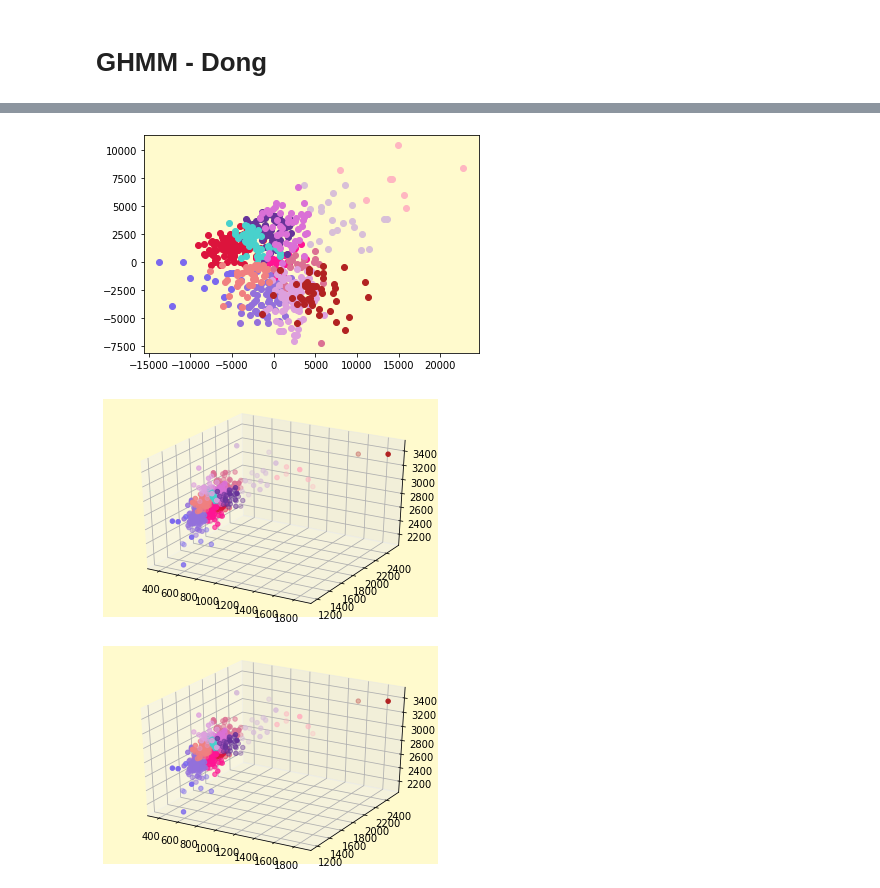
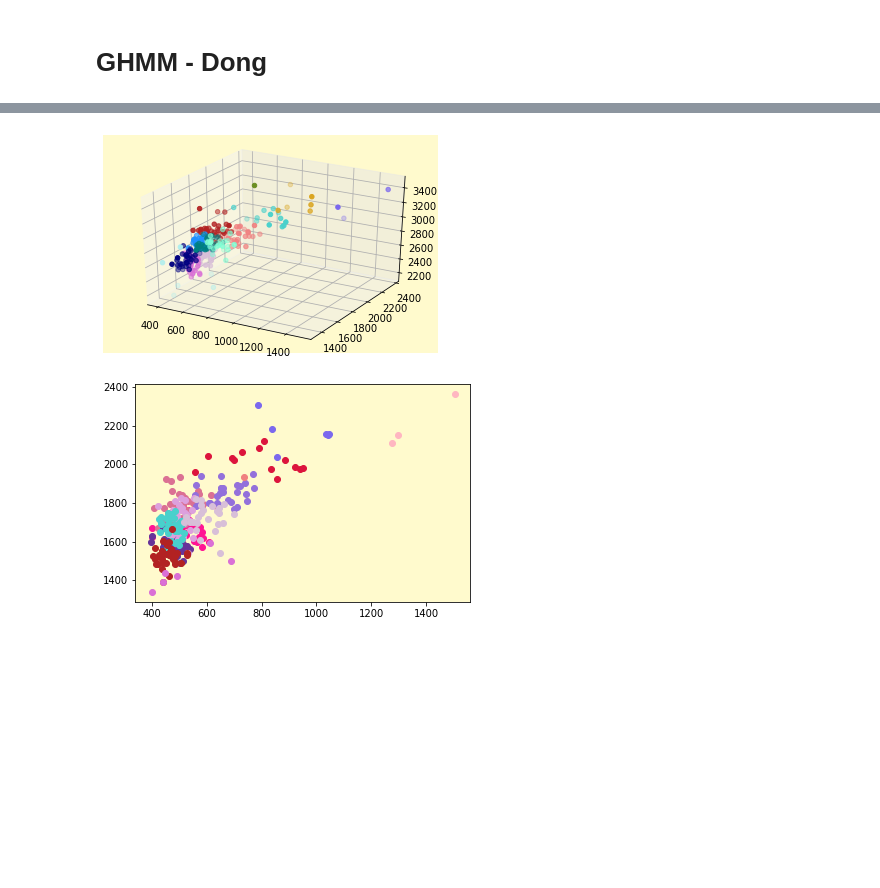
Before and after one commit to alxtyl/118B-FinalProject, a Jupyter notebook: 118B_Final_Project.ipynb, the cells around one changed output, grey strips where cells are left out. Cells and saved outputs as stored; diff of their text form; code cells hidden in the pictures; blank space fills up the shorter version.

Commit message:
added analysis for just america & divided data by gender due to voice pitch

```diff
--- a/118B_Final_Project.ipynb
+++ b/118B_Final_Project.ipynb
@@ -425,0 +505,2 @@ plt.plot(pca_var.explained_variance_ratio_)
+# %%
+pca_df_men = PCA_plot(nes_men_clip, 'cornflowerblue')
@@ -427,4 +530,6 @@ plt.plot(pca_var.explained_variance_ratio_)
 # K-Means - Aryaman
 # %%
 colors = ['crimson', 'deeppink', 'palevioletred', 'lightpink', 'mediumpurple', 'rebeccapurple', 'plum', 'mediumturquoise', 'thistle', 'firebrick', 'mediumslateblue', 'lightcoral', 'orchid']
+m_col = ['mediumturquoise', 'thistle', 'firebrick', 'mediumslateblue', 'lightcoral', 'orchid', 'teal', 'dodgerblue', 'aquamarine', 'navy', 'goldenrod', 'olivedrab', 'paleturquoise', 'seagreen']
+w_col = ['plum', 'm', 'deeppink', 'crimson', 'darkviolet', 'darkslateblue', 'slateblue', 'blueviolet', 'crimson', 'deeppink', 'palevioletred', 'lightpink', 'mediumpurple', 'rebeccapurple', 'cornflowerblue' ]
 # %%
@@ -504,21 +612,0 @@ display(fig)
-# %%
-# !pip install ipympl
-# %matplotlib widget
-f1_means = native_english_speakers['f1'].apply(lambda x: pd.Series(x).dropna().mean()).tolist()
-f2_means = native_english_speakers['f2'].apply(lambda x: pd.Series(x).dropna().mean()).tolist()
-f3_means = native_english_speakers['f3'].apply(lambda x: pd.Series(x).dropna().mean()).tolist()
-X = [[f1_means[i], f2_means[i], f3_means[i]] for i in range(len(f1_means))]
-n_clusters = 5
-kmeans_3d = KMeans(n_clusters).fit(X)
-temp_df = pd.DataFrame({'f1_means': f1_means, 'f2_means': f2_means, 'f3_means': f3_means, 'cluster': kmeans_3d.labels_})
-fig = plt.figure()
-ax = fig.add_subplot(projection='3d')
-
-for i in range(0,n_clusters):
-  ax.scatter(temp_df.loc[temp_df.cluster == i].iloc[:, 0], temp_df.loc[temp_df.cluster == i].iloc[:, 1], temp_df.loc[temp_df.cluster == i].iloc[:, 2], color = colors[i])
-
-ax.set_xlabel('F1')
-ax.set_xlabel('F2')
-ax.set_xlabel('F3')
-plt.show()
-display(fig)
@@ -536,7 +638,3 @@ temp_df.cluster.value_counts()
 Name: cluster, dtype: int64
 # %% [markdown]
 # GHMM - Dong
-# %%
-comp_1 = pca_df[:,0]
-comp_2 = pca_df[:,1]
-pca_com_12 = [[comp_1[i], comp_2[i]] for i in range(len(component_1))]
@@ -574,18 +691,8 @@ Name: cluster_assignment, dtype: int64
 # %%
-
+GHMM3d_df_men = GHMM(nes_men_clip, pca_df_men, 13, threeD = True, colors = m_col)
+GHMM3d_df_men.cluster.value_counts()
 for i in range(clusters):
-  plt.scatter(HMM_df.loc[HMM_df.cluster_assignment == i].iloc[:, 0] , HMM_df.loc[HMM_df.cluster_assignment == i].iloc[:, 1], color = colors[i])
+  plt.scatter(GHMM3d_df_men.loc[GHMM3d_df_men.cluster == i].iloc[:, 0] , GHMM3d_df_men.loc[GHMM3d_df_men.cluster == i].iloc[:, 1], color = colors[i])
 # %% [output]
-[figure, old version]
+[figure, new version]
+[figure, added]
-# %%
-#HMM3D_df = pd.DataFrame({'f1' : mean_data.f1.values.tolist(), 'f2' : mean_data.f2.values.tolist(), 'f3' : mean_data.f2.values.tolist(), 'cluster': states})
-HMM3D_df = pd.DataFrame({'f1' : f1_means, 'f2' : f2_means, 'f3' : f3_means, 'cluster': states})
-fig2 = plt.figure()
-kx = fig2.add_subplot(projection='3d')
-for i in range(clusters):
-  kx.scatter(HMM3D_df.loc[HMM3D_df.cluster == i].iloc[:, 0], HMM3D_df.loc[HMM3D_df.cluster == i].iloc[:, 1], HMM3D_df.loc[HMM3D_df.cluster == i].iloc[:, 2], color = colors[i])
-plt.show()
-display(fig2)
-# %% [output]
-[figure, removed]
-[figure, removed]
```
Also changed, not shown: parts of 79 cells of this notebook.
